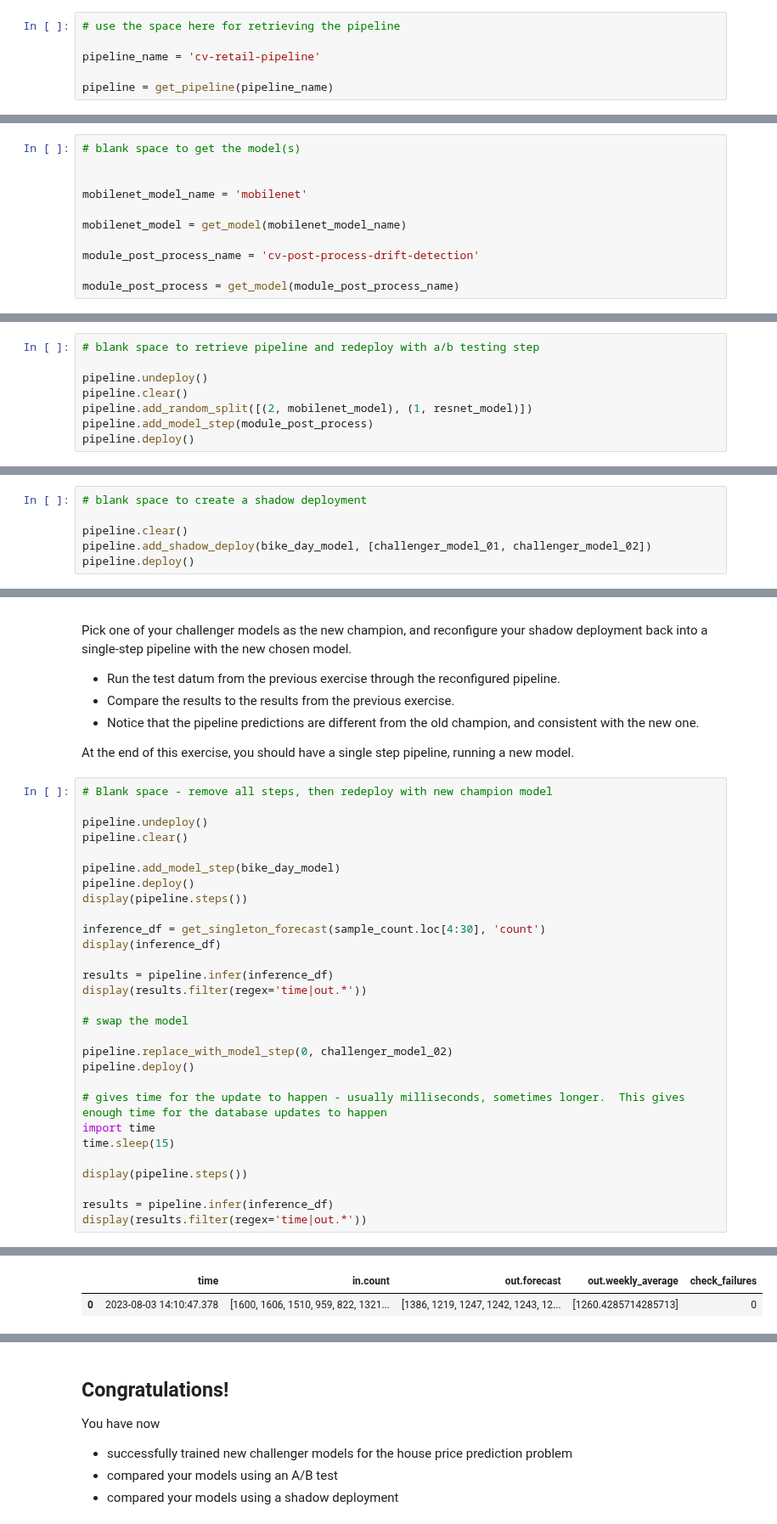
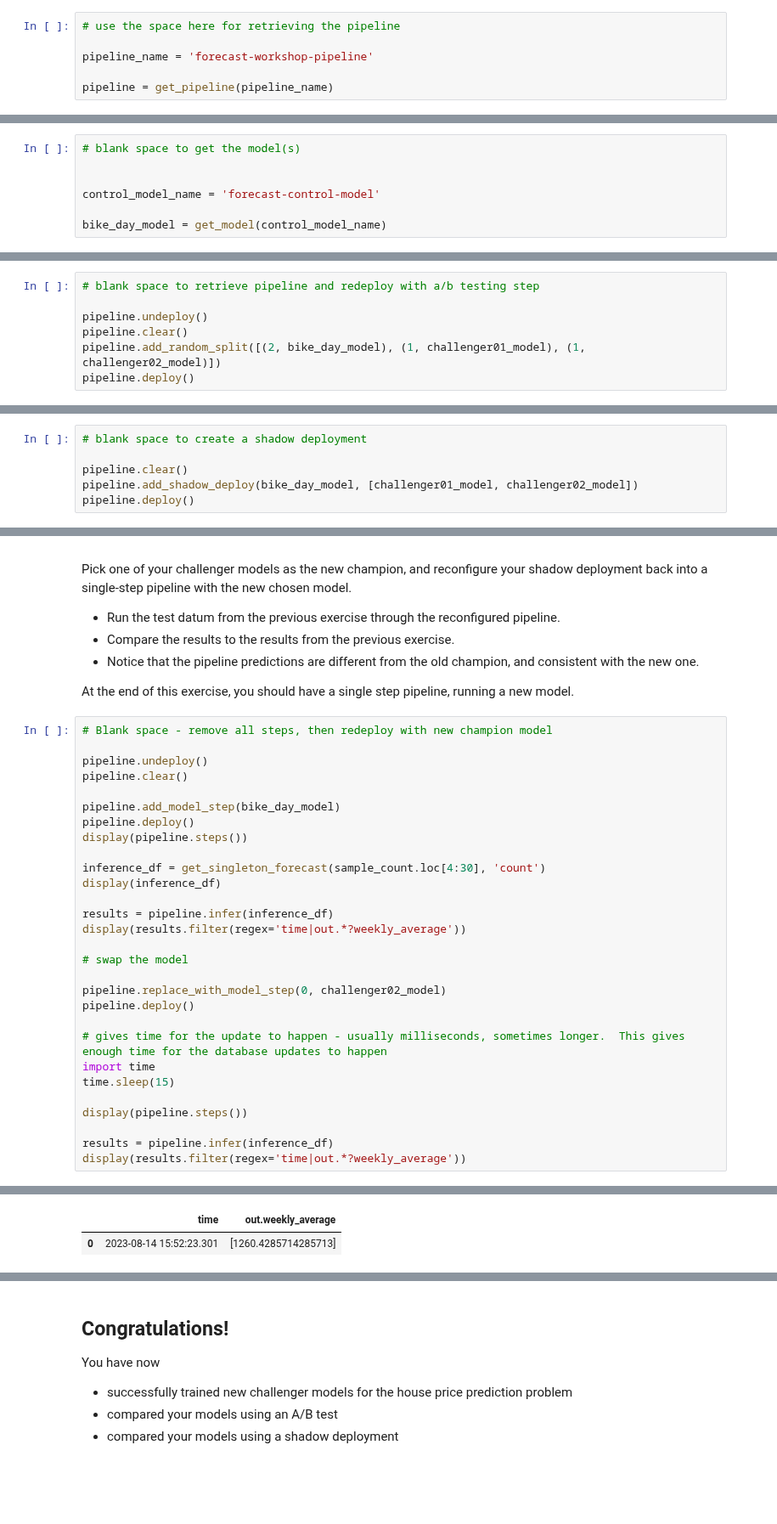
Before and after one commit to WallarooLabs/Workshops, a Jupyter notebook: Forecasting/Retail-CPG/with-code/N2_production_experiments-with-code.ipynb, the cells around one changed output, grey strips where cells are left out. Shown at 85% size. Cells and saved outputs as stored; diff of their text form; blank space fills up the shorter version.

```diff
--- a/Forecasting/Retail-CPG/with-code/N2_production_experiments-with-code.ipynb
+++ b/Forecasting/Retail-CPG/with-code/N2_production_experiments-with-code.ipynb
@@ -159,7 +191,7 @@ def get_pipeline(pname, plist = wl.get_current_workspace().pipelines()):
 # %%
 # use the space here for retrieving the pipeline
 
-pipeline_name = 'cv-retail-pipeline'
+pipeline_name = 'forecast-workshop-pipeline'
 
 pipeline = get_pipeline(pipeline_name)
 # %% [markdown]
@@ -234,10 +266,6 @@ challenger = get_model("challenger")
 # blank space to get the model(s)
 
 
-mobilenet_model_name = 'mobilenet'
+control_model_name = 'forecast-control-model'
 
-mobilenet_model = get_model(mobilenet_model_name)
-
-module_post_process_name = 'cv-post-process-drift-detection'
-
-module_post_process = get_model(module_post_process_name)
+bike_day_model = get_model(control_model_name)
@@ -306,8 +326,7 @@ At the end of this exercise, you should have an A/B test deployment and be ready
 
 pipeline.undeploy()
 pipeline.clear()
-pipeline.add_random_split([(2, mobilenet_model), (1, resnet_model)])
-pipeline.add_model_step(module_post_process)
+pipeline.add_random_split([(2, bike_day_model), (1, challenger01_model), (1, challenger02_model)])
 pipeline.deploy()
 # %% [output]
 | name | forecast-workshop-pipeline |
@@ -472,7 +488,7 @@ At the end of this exercise, you should have a shadow deployment running multipl
 # blank space to create a shadow deployment
 
 pipeline.clear()
-pipeline.add_shadow_deploy(bike_day_model, [challenger_model_01, challenger_model_02])
+pipeline.add_shadow_deploy(bike_day_model, [challenger01_model, challenger02_model])
 pipeline.deploy()
 # %% [output]
 | name | forecast-workshop-pipeline |
@@ -547,35 +563,35 @@ At the end of this exercise, you should have a single step pipeline, running a n
 # %%
 # Blank space - remove all steps, then redeploy with new champion model
 
 pipeline.undeploy()
 pipeline.clear()
 
 pipeline.add_model_step(bike_day_model)
 pipeline.deploy()
 display(pipeline.steps())
 
 inference_df = get_singleton_forecast(sample_count.loc[4:30], 'count')
 display(inference_df)
 
 results = pipeline.infer(inference_df)
-display(results.filter(regex='time|out.*'))
+display(results.filter(regex='time|out.*?weekly_average'))
 
 # swap the model
 
-pipeline.replace_with_model_step(0, challenger_model_02)
+pipeline.replace_with_model_step(0, challenger02_model)
 pipeline.deploy()
 
 # gives time for the update to happen - usually milliseconds, sometimes longer.  This gives enough time for the database updates to happen
 import time
 time.sleep(15)
 
 display(pipeline.steps())
 
 results = pipeline.infer(inference_df)
-display(results.filter(regex='time|out.*'))
+display(results.filter(regex='time|out.*?weekly_average'))
 # %% [output]
 [{'ModelInference': {'models': [{'name': 'forecast-control-model', 'version': '4c5ade81-ae25-4200-a69e-01e24d15fac5', 'sha': '3cd2acdd1f513f46615be7aa5beac16f09903be851e91f20f6dcdead4a48faa0'}]}}]
 |  | count |
 | 0 | [1600, 1606, 1510, 959, 822, 1321... |
-|  | time | in.count | out.forecast | out.weekly_average | check_failures |
-| 0 | 2023-08-03 14:10:47.378 | [1600, 1606, 1510, 959, 822, 1321... | [1386, 1219, 1247, 1242, 1243, 12... | [1260.4285714285713] | 0 |
+|  | time | out.weekly_average |
+| 0 | 2023-08-14 15:52:23.301 | [1260.4285714285713] |
```
Also changed, not shown: parts of 11 cells of this notebook, 1 other file.
